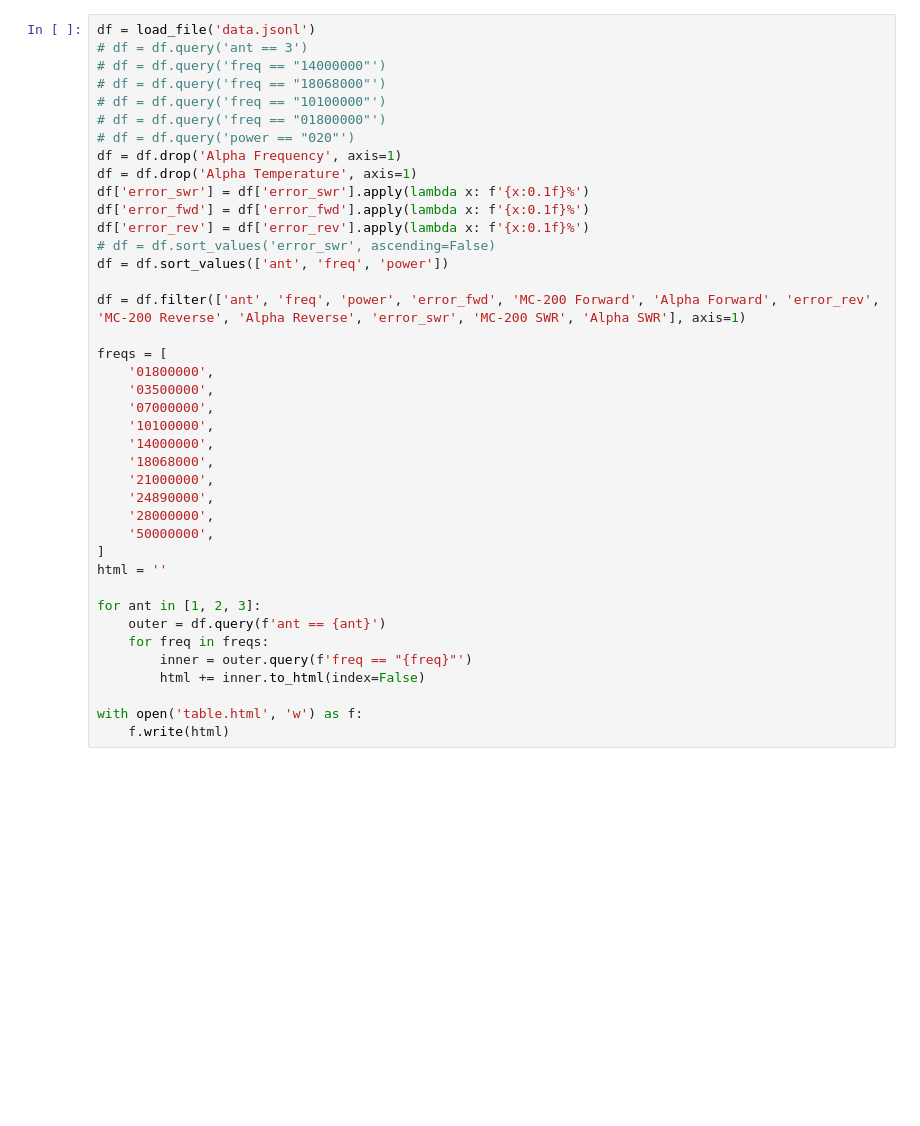
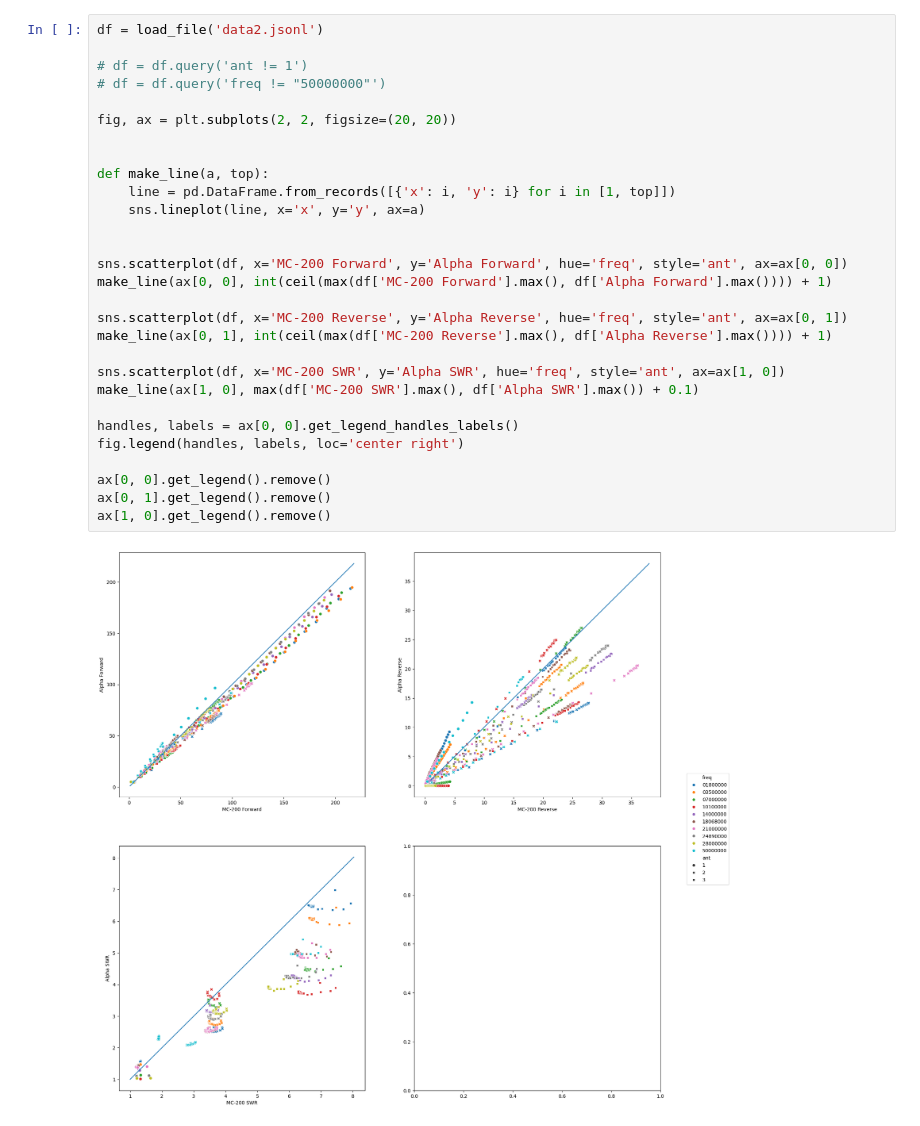
Before and after one commit to DaelonSuzuka/TunerLab, a Jupyter notebook: meter/meter_lab.ipynb, the cells around one changed output. Drawn from its saved outputs; the diff is of its cells as text; blank space fills up the shorter version.

```diff
--- a/meter/meter_lab.ipynb
+++ b/meter/meter_lab.ipynb
@@ -142,40 +142,31 @@ ax[1, 0].get_legend().remove()
-# %%
-df = load_file('data.jsonl')
-# df = df.query('ant == 3')
-# df = df.query('freq == "14000000"')
-# df = df.query('freq == "18068000"')
-# df = df.query('freq == "10100000"')
-# df = df.query('freq == "01800000"')
-# df = df.query('power == "020"')
-df = df.drop('Alpha Frequency', axis=1)
-df = df.drop('Alpha Temperature', axis=1)
-df['error_swr'] = df['error_swr'].apply(lambda x: f'{x:0.1f}%')
-df['error_fwd'] = df['error_fwd'].apply(lambda x: f'{x:0.1f}%')
-df['error_rev'] = df['error_rev'].apply(lambda x: f'{x:0.1f}%')
-# df = df.sort_values('error_swr', ascending=False)
-df = df.sort_values(['ant', 'freq', 'power'])
-
-df = df.filter(['ant', 'freq', 'power', 'error_fwd', 'MC-200 Forward', 'Alpha Forward', 'error_rev', 'MC-200 Reverse', 'Alpha Reverse', 'error_swr', 'MC-200 SWR', 'Alpha SWR'], axis=1)
-
-freqs = [
-    '01800000',
-    '03500000',
-    '07000000',
-    '10100000',
-    '14000000',
-    '18068000',
-    '21000000',
-    '24890000',
-    '28000000',
-    '50000000',
-]
-html = ''
-
-for ant in [1, 2, 3]:
-    outer = df.query(f'ant == {ant}')
-    for freq in freqs:
-        inner = outer.query(f'freq == "{freq}"')
-        html += inner.to_html(index=False)
-
-with open('table.html', 'w') as f:
-    f.write(html)
+# %%
+df = load_file('data2.jsonl')
+
+# df = df.query('ant != 1')
+# df = df.query('freq != "50000000"')
+
+fig, ax = plt.subplots(2, 2, figsize=(20, 20))
+
+
+def make_line(a, top):
+    line = pd.DataFrame.from_records([{'x': i, 'y': i} for i in [1, top]])
+    sns.lineplot(line, x='x', y='y', ax=a)
+
+
+sns.scatterplot(df, x='MC-200 Forward', y='Alpha Forward', hue='freq', style='ant', ax=ax[0, 0])
+make_line(ax[0, 0], int(ceil(max(df['MC-200 Forward'].max(), df['Alpha Forward'].max()))) + 1)
+
+sns.scatterplot(df, x='MC-200 Reverse', y='Alpha Reverse', hue='freq', style='ant', ax=ax[0, 1])
+make_line(ax[0, 1], int(ceil(max(df['MC-200 Reverse'].max(), df['Alpha Reverse'].max()))) + 1)
+
+sns.scatterplot(df, x='MC-200 SWR', y='Alpha SWR', hue='freq', style='ant', ax=ax[1, 0])
+make_line(ax[1, 0], max(df['MC-200 SWR'].max(), df['Alpha SWR'].max()) + 0.1)
+
+handles, labels = ax[0, 0].get_legend_handles_labels()
+fig.legend(handles, labels, loc='center right')
+
+ax[0, 0].get_legend().remove()
+ax[0, 1].get_legend().remove()
+ax[1, 0].get_legend().remove()
+# %% [output]
+[figure, added]
```
Also changed, not shown: parts of 4 cells of this notebook, 4 other files.
